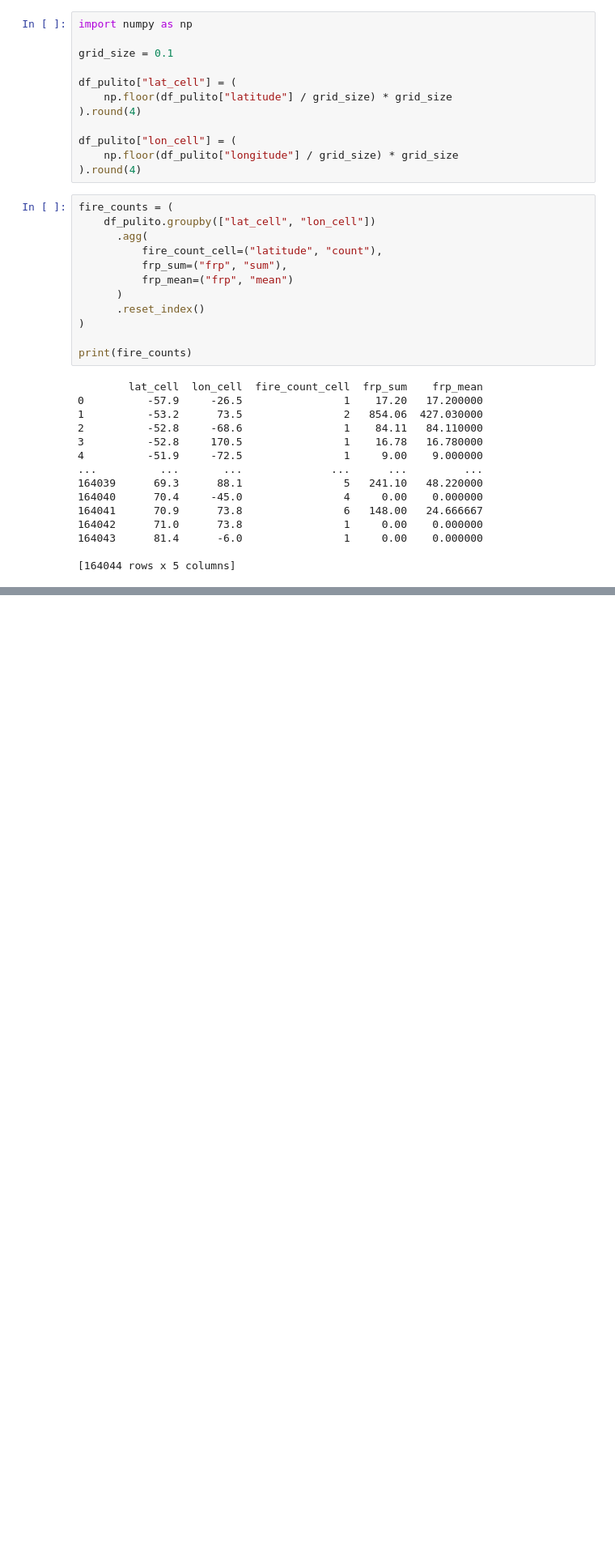
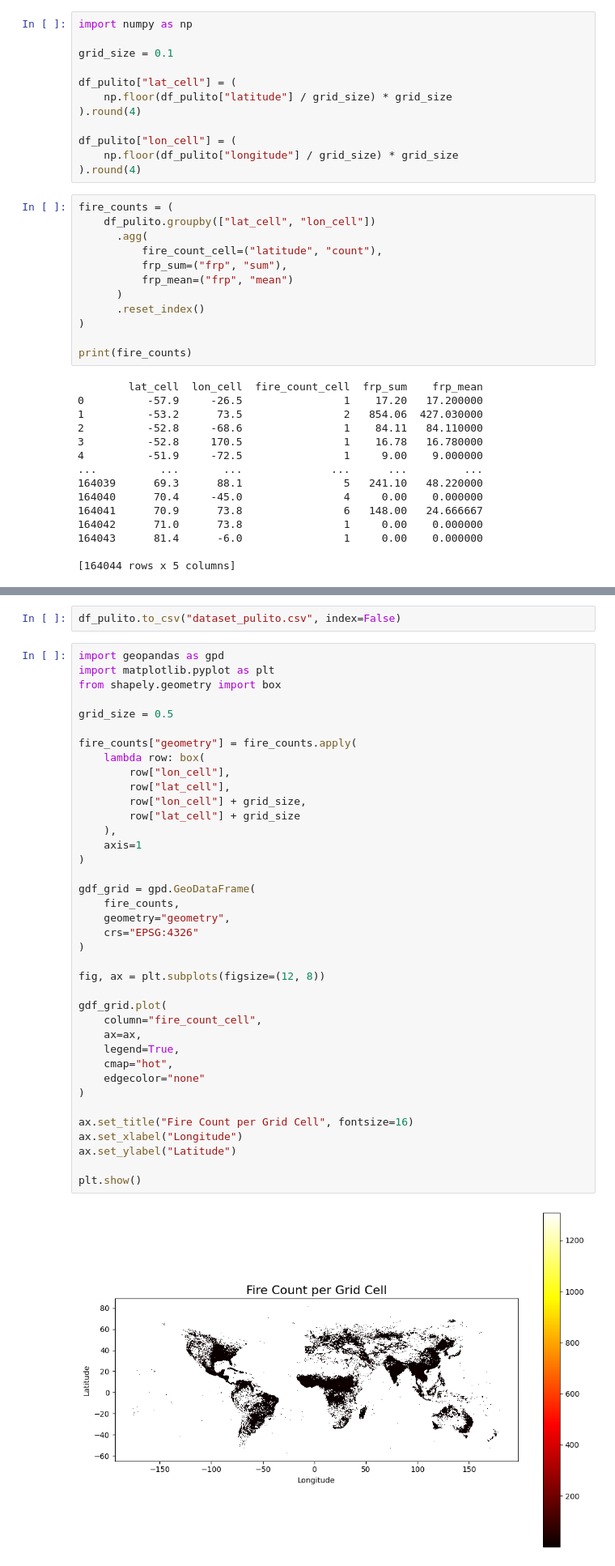
Before and after one commit to 0ettam02/SpaceRiskIntelligence, a Jupyter notebook: cambiamenti_climatici/feature_engineering_avanzato.ipynb, the cells around one changed output, grey strips where cells are left out. Shown at 81% size. Cells and saved outputs as stored; diff of their text form; blank space fills up the shorter version.

Commit message:
created fire count cell grid and fire desnity features

```diff
--- a/cambiamenti_climatici/feature_engineering_avanzato.ipynb
+++ b/cambiamenti_climatici/feature_engineering_avanzato.ipynb
@@ -319,0 +319,42 @@ plt.show()
+# %%
+df_pulito.to_csv("dataset_pulito.csv", index=False)
+# %%
+import geopandas as gpd
+import matplotlib.pyplot as plt
+from shapely.geometry import box
+
+grid_size = 0.5
+
+fire_counts["geometry"] = fire_counts.apply(
+    lambda row: box(
+        row["lon_cell"],
+        row["lat_cell"],
+        row["lon_cell"] + grid_size,
+        row["lat_cell"] + grid_size
+    ),
+    axis=1
+)
+
+gdf_grid = gpd.GeoDataFrame(
+    fire_counts,
+    geometry="geometry",
+    crs="EPSG:4326"
+)
+
+fig, ax = plt.subplots(figsize=(12, 8))
+
+gdf_grid.plot(
+    column="fire_count_cell",
+    ax=ax,
+    legend=True,
+    cmap="hot",
+    edgecolor="none"
+)
+
+ax.set_title("Fire Count per Grid Cell", fontsize=16)
+ax.set_xlabel("Longitude")
+ax.set_ylabel("Latitude")
+
+plt.show()
+# %% [output]
+[figure, added]
```
Also changed, not shown: parts of 11 cells of this notebook.
